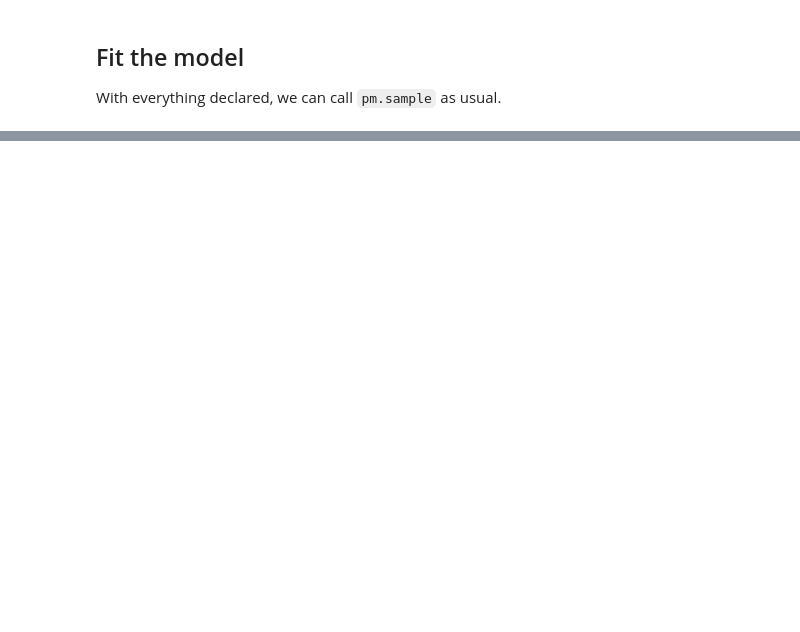
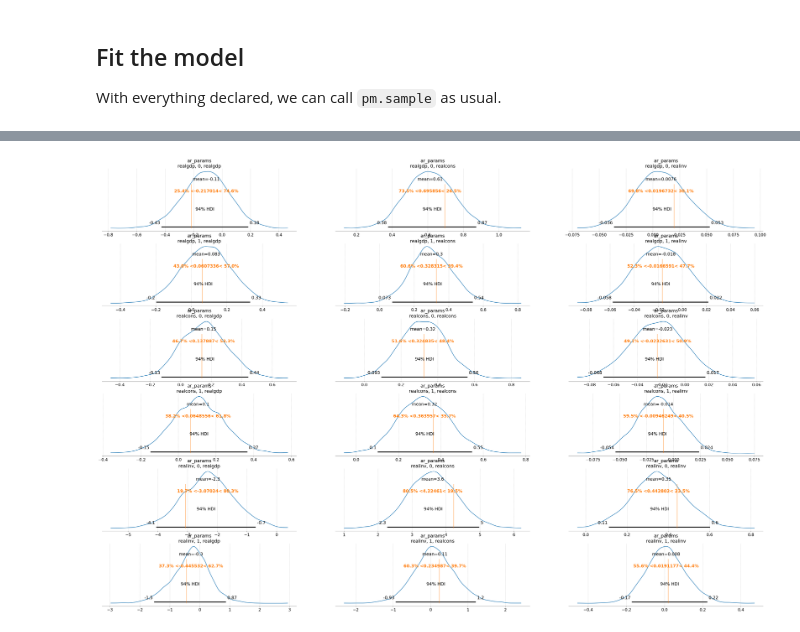
Before and after one commit to jessegrabowski/pymc_statespace, a Jupyter notebook: examples/VARMAX Example.ipynb, the cells around one changed output, grey strips where cells are left out. Cells and saved outputs as stored; diff of their text form; code cells hidden in the pictures; blank space fills up the shorter version.

```diff
--- a/examples/VARMAX Example.ipynb
+++ b/examples/VARMAX Example.ipynb
@@ -207,0 +270,4 @@ TypeError: Cannot concatenate arrays with different numbers of dimensions: got (
+# %%
+az.plot_posterior(idata, var_names=["ar_params"], ref_val=sm_res.params.iloc[:18].values.tolist());
+# %% [output]
+[figure, added]
```
Also changed, not shown: parts of 17 cells of this notebook, 4 other files.
